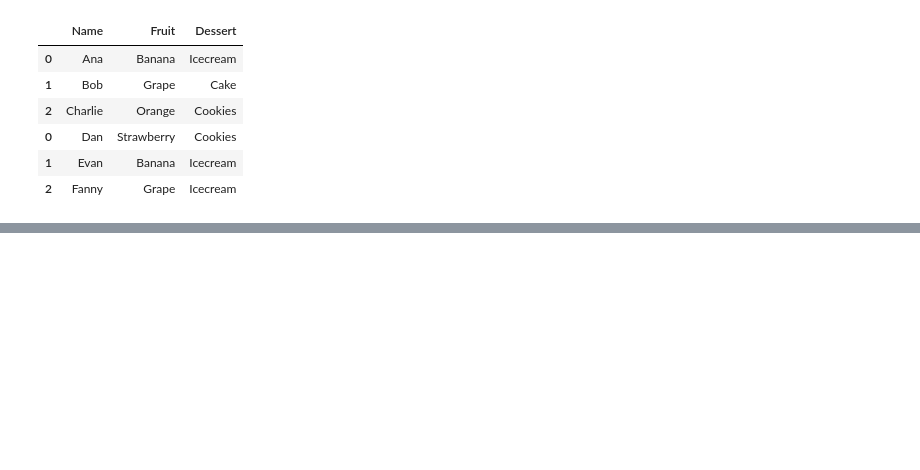
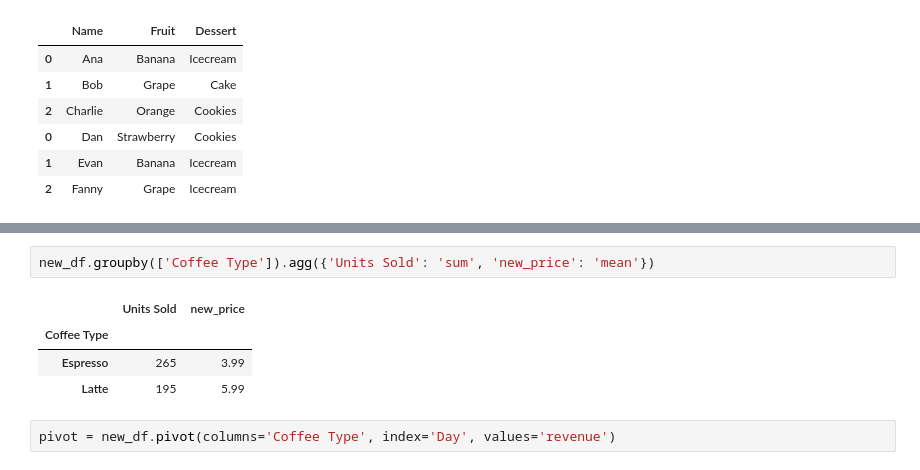
Before and after one commit to gardevoeri/Python, a Jupyter notebook: YT_Projects/data_analysis_python/tutorial.ipynb, the cells around one changed output, grey strips where cells are left out. Saved outputs shown, nothing was run; the diff lists cells and outputs as text; blank space fills up the shorter version.

```diff
--- a/YT_Projects/data_analysis_python/tutorial.ipynb
+++ b/YT_Projects/data_analysis_python/tutorial.ipynb
@@ -473,0 +536,9 @@ full_df
+# %%
+new_df.groupby(['Coffee Type']).agg({'Units Sold': 'sum', 'new_price': 'mean'})
+# %% [output]
+|  | Units Sold | new_price |
+| Coffee Type |  |  |
+| Espresso | 265 | 3.99 |
+| Latte | 195 | 5.99 |
+# %%
+pivot = new_df.pivot(columns='Coffee Type', index='Day', values='revenue')
```
Also changed, not shown: parts of 10 cells of this notebook, 1 other file.
